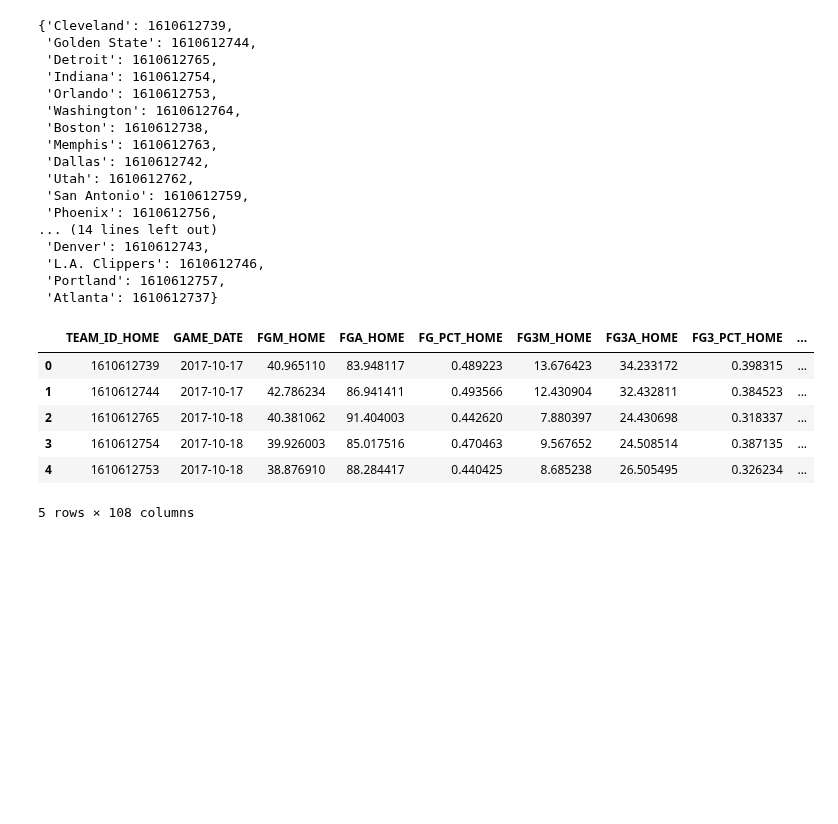
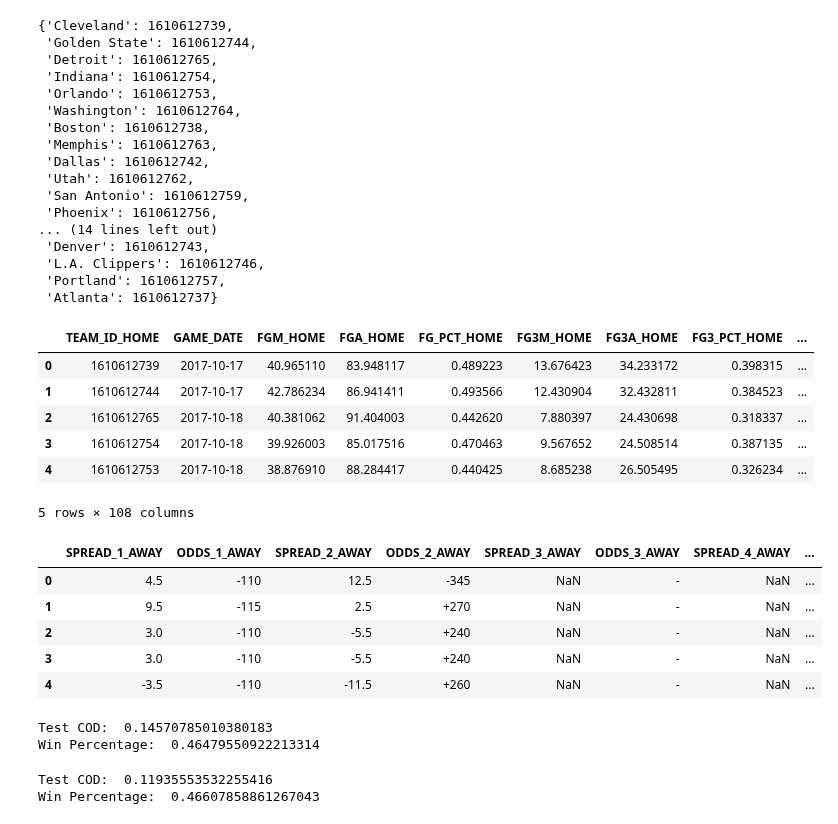
Before and after one commit to jnshzk/nba_beating_the_spread, a Jupyter notebook: train.ipynb, the cells around one changed output. Cells and saved outputs as stored; diff of their text form; code cells hidden in the pictures; blank space fills up the shorter version.

Commit message:
adding baseline model implementations

```diff
--- a/train.ipynb
+++ b/train.ipynb
@@ -268,3 +247,28 @@ def convert_to_float(frac_str):
         elif output[0]=='+':
             output = float(output) + 0.5
         return output
+# %%
+#isolate book spreads
+book_spreads = test_df[['SPREAD_1_AWAY',
+                        'ODDS_1_AWAY',
+                        'SPREAD_2_AWAY',
+                        'ODDS_2_AWAY',
+                        'SPREAD_3_AWAY',
+                        'ODDS_3_AWAY',
+                        'SPREAD_4_AWAY',
+                        'ODDS_4_AWAY']].copy()
+
+#convert fraction spreads to floats
+book_spreads['SPREAD_1_AWAY'] = book_spreads.apply(lambda row: convert_to_float(row['SPREAD_1_AWAY']), axis=1)
+book_spreads['SPREAD_2_AWAY'] = book_spreads.apply(lambda row: convert_to_float(row['SPREAD_2_AWAY']), axis=1)
+book_spreads['SPREAD_3_AWAY'] = book_spreads.apply(lambda row: convert_to_float(row['SPREAD_3_AWAY']), axis=1)
+book_spreads['SPREAD_4_AWAY'] = book_spreads.apply(lambda row: convert_to_float(row['SPREAD_4_AWAY']), axis=1)
+
+book_spreads.head()
+# %% [output]
+|  | SPREAD_1_AWAY | ODDS_1_AWAY | SPREAD_2_AWAY | ODDS_2_AWAY | SPREAD_3_AWAY | ODDS_3_AWAY | SPREAD_4_AWAY | ... |
+| 0 | 4.5 | -110 | 12.5 | -345 | NaN | - | NaN | ... |
+| 1 | 9.5 | -115 | 2.5 | +270 | NaN | - | NaN | ... |
+| 2 | 3.0 | -110 | -5.5 | +240 | NaN | - | NaN | ... |
+| 3 | 3.0 | -110 | -5.5 | +240 | NaN | - | NaN | ... |
+| 4 | -3.5 | -110 | -11.5 | +260 | NaN | - | NaN | ... |
@@ -275,0 +324,10 @@ def evaluation(model):
+# %%
+evaluate_model(lin_reg)
+# %% [output]
+Test COD:  0.14570785010380183
+Win Percentage:  0.46479550922213314
+# %%
+evaluate_model(rf)
+# %% [output]
+Test COD:  0.11935553532255416
+Win Percentage:  0.46607858861267043
```
Also changed, not shown: parts of 10 cells of this notebook.
